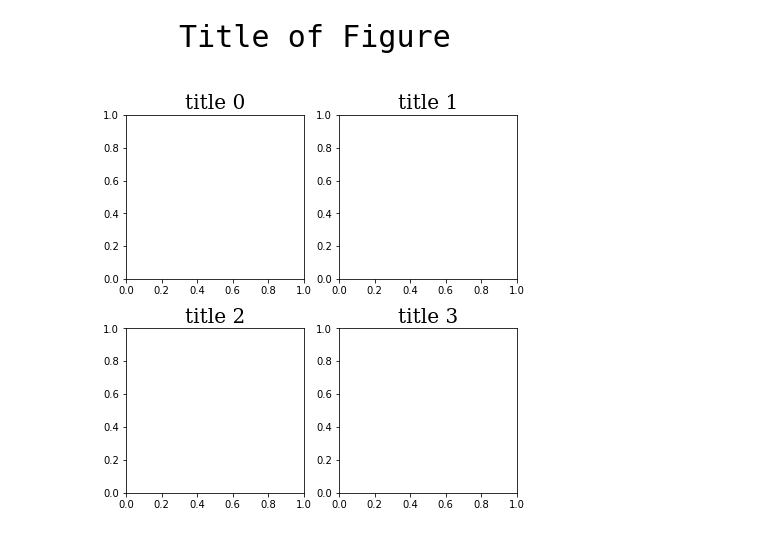
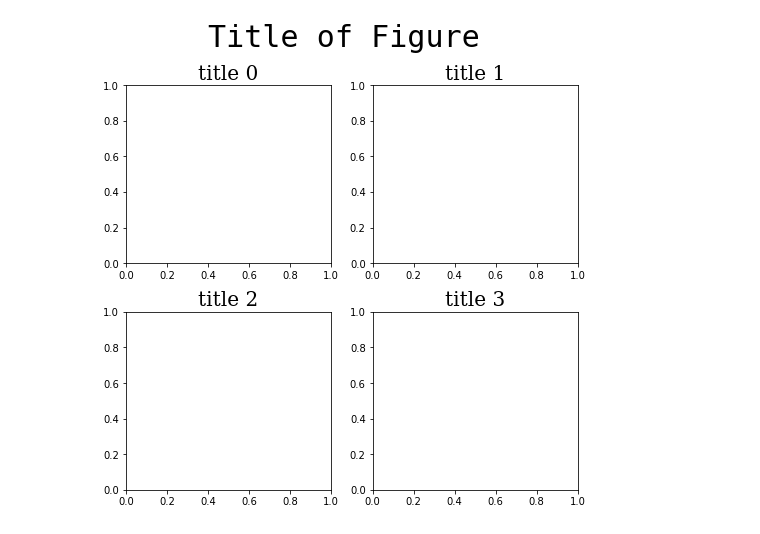
Before and after one commit to CheolJ/TIL, a Jupyter notebook: Python/Matplotlib/code/jupyter/title.ipynb, the cells around one changed output. Cells and saved outputs as stored; diff of their text form; code cells hidden in the pictures.

```diff
--- a/Python/Matplotlib/code/jupyter/title.ipynb
+++ b/Python/Matplotlib/code/jupyter/title.ipynb
@@ -1,16 +1,16 @@
 # %%
 import matplotlib.pyplot as plt
 figsize = (7, 7)
 ax_title_list = ['title ' + str(i) for i in range(4)]
 fig, axes = plt.subplots(2, 2, figsize=figsize)
 fig.suptitle("Title of Figure", fontsize=30, fontfamily='monospace')
 
 for ax_idx, ax in enumerate(axes.flat):
     ax.set_title(ax_title_list[ax_idx],
                  fontsize=20,
                  fontfamily='serif')
 
-#fig.tight_layout()
-fig.subplots_adjust(bottom=0.05, top=0.8, hspace=0.3)
+fig.tight_layout()
+#fig.subplots_adjust(bottom=0.05, top=0.8, hspace=0.3)
 # %% [output]
-[figure, old version]
+[figure, new version]
```
Also changed, not shown: parts of 3 cells of this notebook, 1 other file.
